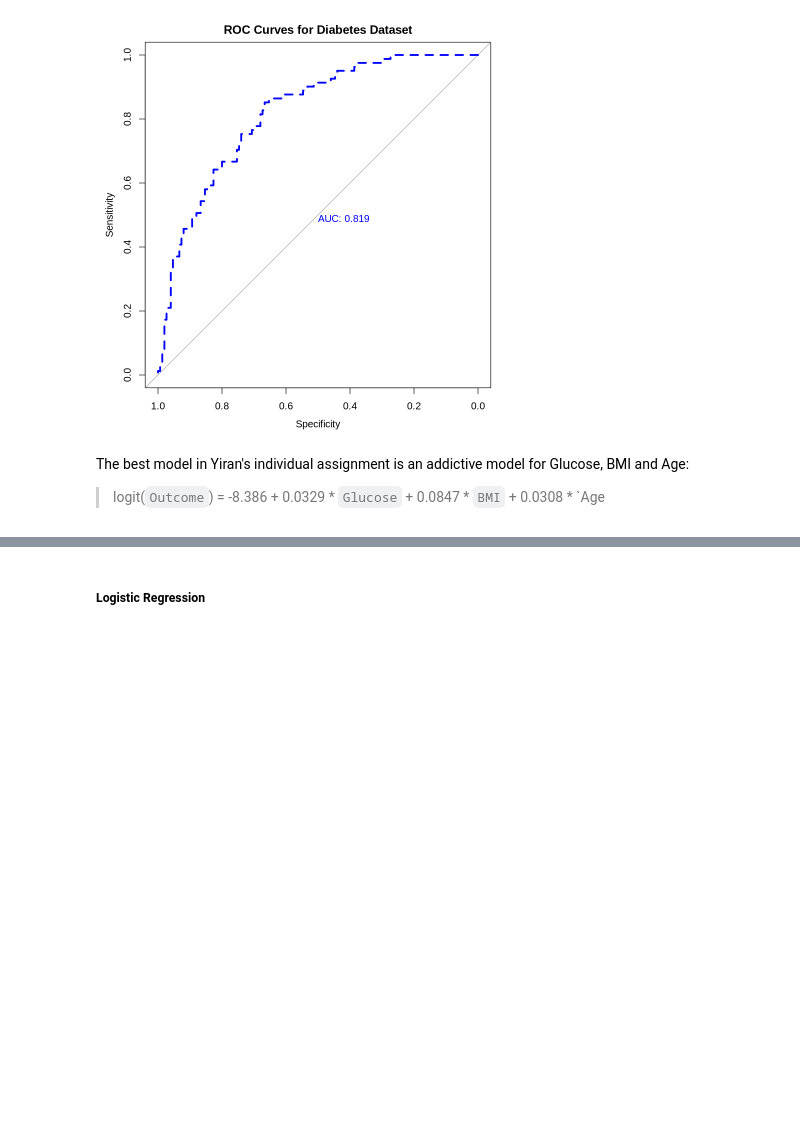
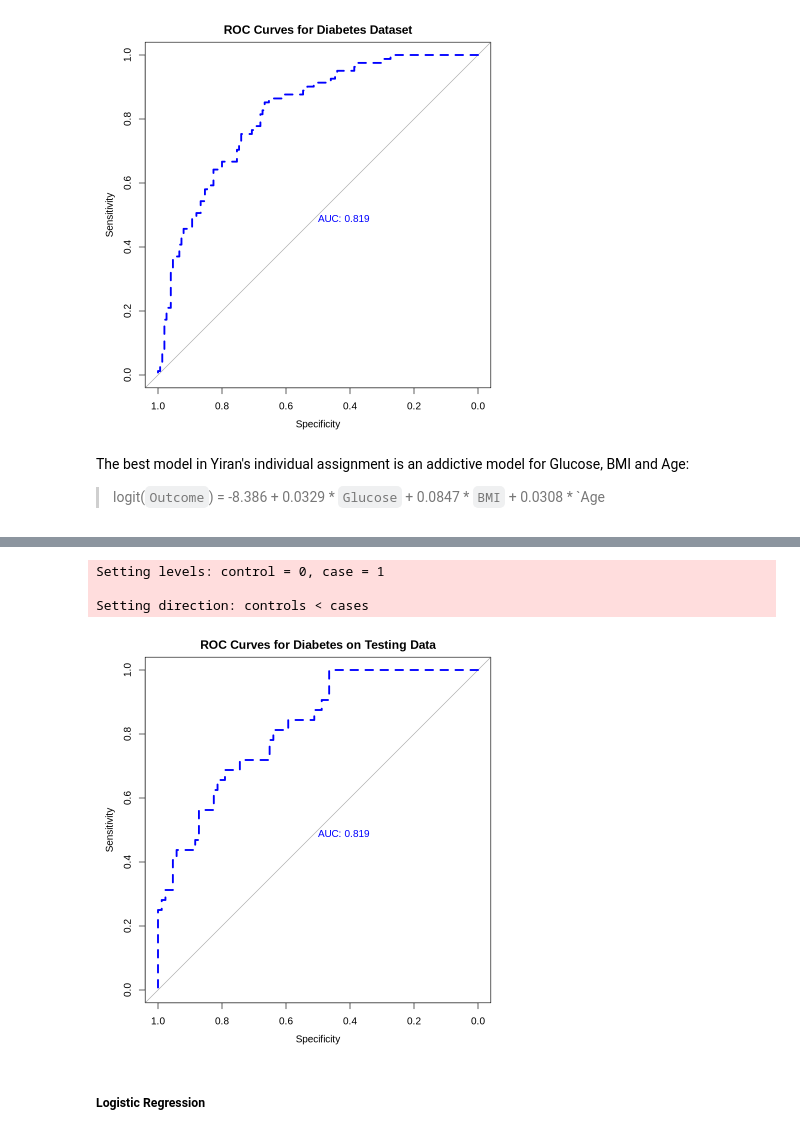
Before and after one commit to yoykyL/STAT301-Final-Report, a Jupyter notebook: Final_Report.ipynb, the cells around one changed output, grey strips where cells are left out. Saved outputs shown, nothing was run; the diff lists cells and outputs as text; code cells hidden in the pictures; blank space fills up the shorter version.

```diff
--- a/Final_Report.ipynb
+++ b/Final_Report.ipynb
@@ -244,0 +268,11 @@ The best model in Yiran's individual assignment is an addictive model for Glucos
+# %%
+best_model_size <- which.min(subset_summary$bic)
+best_model_vars <- names(coef(subset_selection, best_model_size))[-1]
+# %%
+train_subset <-
+    train_data %>%
+    select(best_model_vars, Outcome)
+
+test_subset <-
+    test_data %>%
+    select(best_model_vars, Outcome)
@@ -244,0 +290,3 @@ The best model in Yiran's individual assignment is an addictive model for Glucos
+# %%
+final_model <- glm(Outcome ~ ., data = train_subset, family = 'binomial')
+summary(final_model)
@@ -244,0 +328,14 @@ The best model in Yiran's individual assignment is an addictive model for Glucos
+# %%
+ROC_full_log_test <- roc(
+  response = test_subset$Outcome,
+  predictor = predict(final_model,newdata=test_subset,type="response")
+)
+plot(ROC_full_log_test,
+  print.auc = TRUE, col = "blue", lwd = 3, lty = 2,
+  main = "ROC Curves for Diabetes on Testing Data"
+)
+# %% [output]
+Setting levels: control = 0, case = 1
+
+Setting direction: controls < cases
+[figure, added]
```
Also changed, not shown: parts of 13 cells of this notebook.
